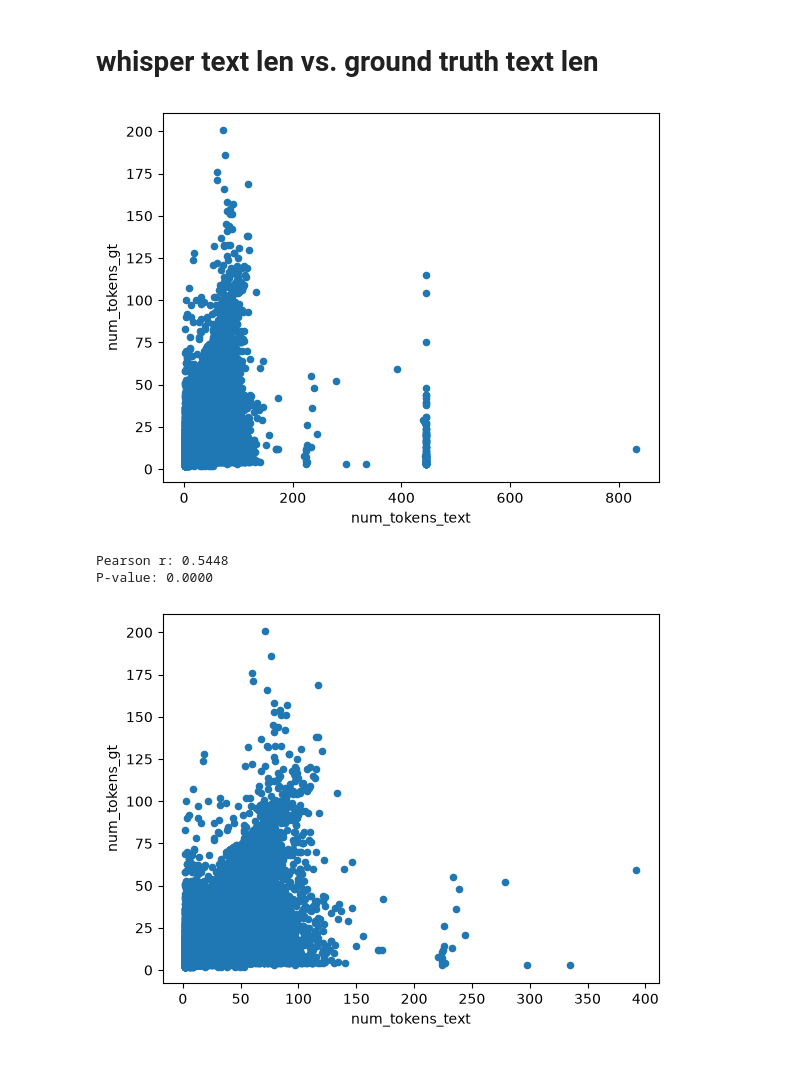
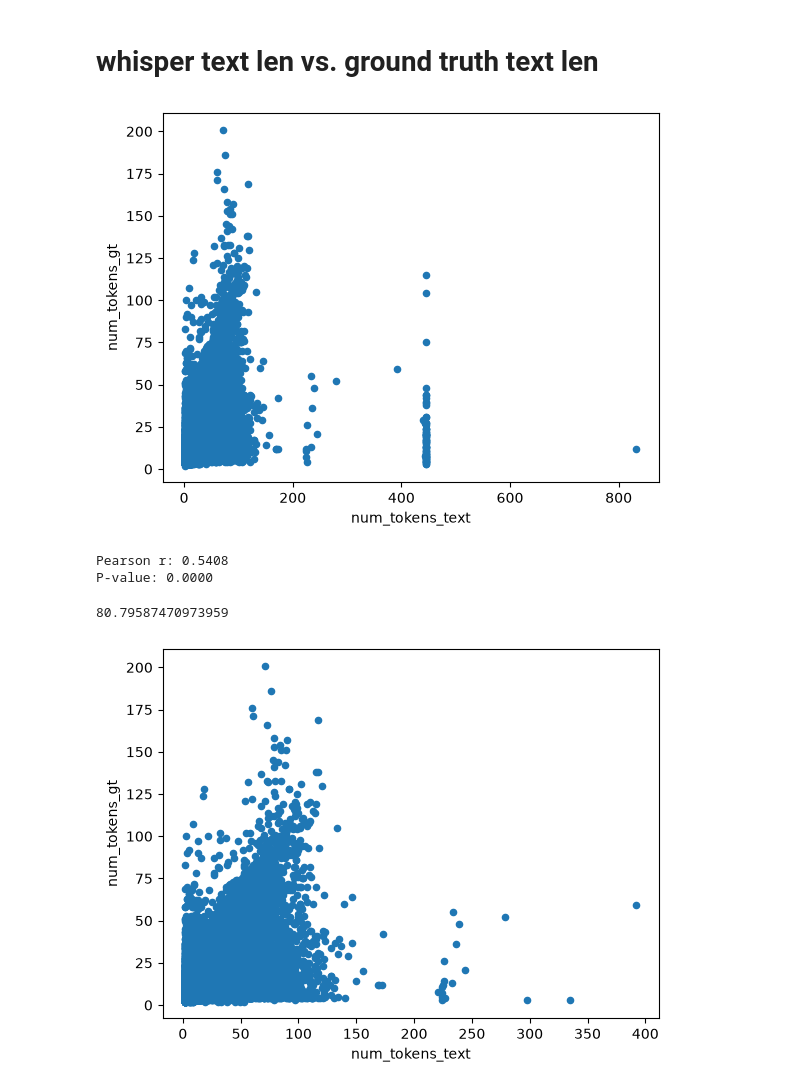
Before and after one commit to macmacmacmac/llm_asr_clarification, a Jupyter notebook: src/llm_asr_clarification/log_prob_beams_elbowplot.ipynb, the cells around one changed output. Cells and saved outputs as stored; diff of their text form; code cells hidden in the pictures.

```diff
--- a/src/llm_asr_clarification/log_prob_beams_elbowplot.ipynb
+++ b/src/llm_asr_clarification/log_prob_beams_elbowplot.ipynb
@@ -125,3 +136,35 @@ def normalize_text(text: str) -> str:
+# %%
+import nltk
+from nltk.corpus import stopwords
+
+# Download standard NLTK stopwords if you haven't already
+nltk.download('stopwords', quiet=True)
+
+# Define complete set of stop words
+standard_stops = set(stopwords.words('english'))
+# all_stop_words = standard_stops
+all_stop_words = standard_stops.union(common_words_from_ASR)
+
+def normalize_and_remove_stopwords(text: str) -> str:
+    """
+    Cleans text, removes stop words, and returns the normalized string.
+    Returns an empty string if nothing meaningful is left.
+    """
+    if not isinstance(text, str) or not text.strip():
+        return ""
+
+    # Lowercase the text
+    text = text.lower()
+
+    # Remove punctuation
+    text = re.sub(r'[^\w\s]', '', text)
+
+    # Split into words and check against stop words
+    words = text.split()
+    meaningful_words = [w for w in words if w not in all_stop_words]
+
+    # Reconstruct and return the normalized string
+    return " ".join(meaningful_words)
 # %%
 def process_columns(df):
     llm_logprob_columns = [f'beam_{i}_llmlogprob' for i in range(1,6)]
@@ -174,2 +229,3 @@ process_columns(df_val)
 # %%
-df.head(5)
+df_train = process_columns(df_train)
+df_val = process_columns(df_val)
@@ -199,9 +247,14 @@ def corr_analysis(df, x='highest_score', y='rougeL'):
     print(f"Pearson r: {result.statistic:.4f}")
     print(f"P-value: {result.pvalue:.4f}")
 # %%
-corr_analysis(df,'num_tokens_text','num_tokens_gt')
+corr_analysis(df_train,'num_tokens_text','num_tokens_gt')
 # %% [output]
-[figure, old version]
+[figure, new version]
-Pearson r: 0.5448
+Pearson r: 0.5408
 P-value: 0.0000
+# %%
+outlier_threshold = df_train['num_tokens_text'].std() * 5
+print(outlier_threshold)
+# %% [output]
+80.79587470973959
 # %%
```
Also changed, not shown: parts of 10 cells of this notebook, 2 other files.
